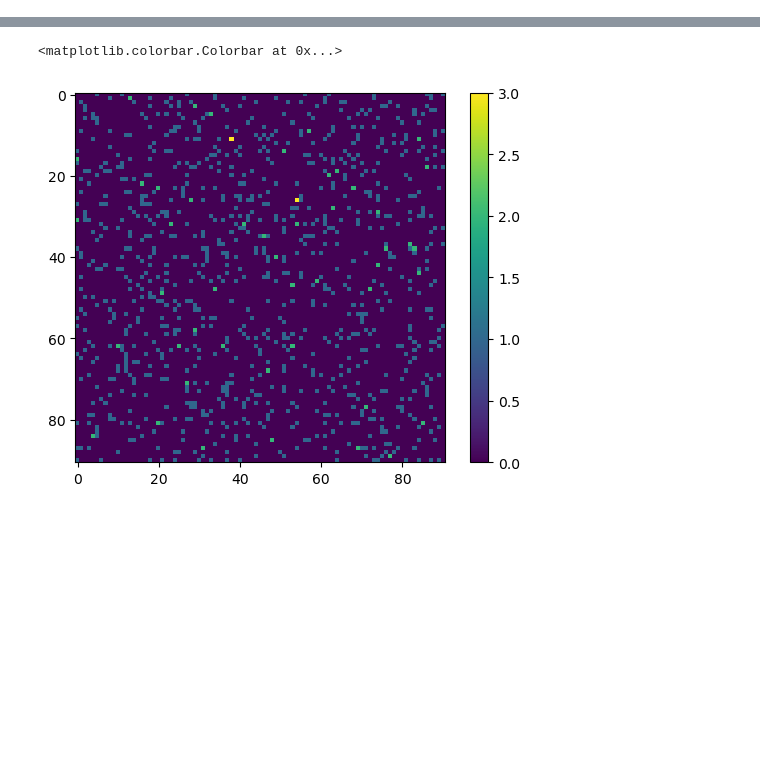
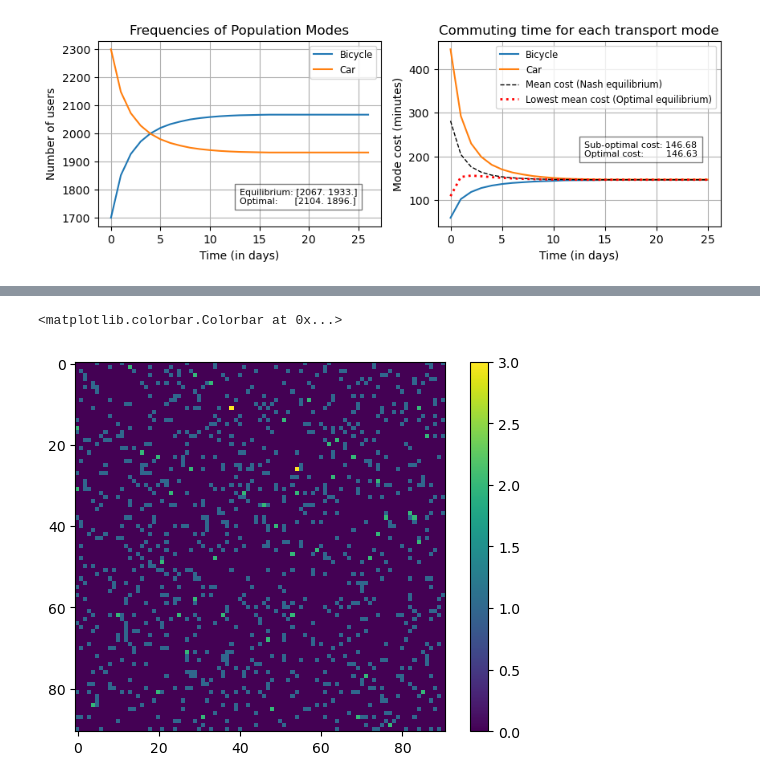
Before and after one commit to DavidAltamira/Topological-Effects-of-Urban-Network-into-Commuter-Decision-Making, a Jupyter notebook: Model_D.ipynb, the cells around one changed output, grey strips where cells are left out. Saved outputs shown, nothing was run; the diff lists cells and outputs as text; code cells hidden in the pictures; blank space fills up the shorter version.

Commit message:
added the class for population game and first results with a=0.1, b=1 and a=0.15, b=4

```diff
--- a/Model_D.ipynb
+++ b/Model_D.ipynb
@@ -255,0 +285,11 @@ class Congestion:
+# %%
+radius = 25
+network = Network(radius)
+G = network.create_hexagonal_network()
+
+average_shortest_path_L = nx.average_shortest_path_length(G)
+diameter_network = nx.diameter(G)
+print("Length (diameter) of the city is", diameter_network*block_length, "km, the area is", np.round(((3*np.sqrt(3))/(2))*((radius*block_length)**2), 2), "km^2, and the number of users is", 2, ".")
+print('Average shortest path length is', average_shortest_path_L*block_length,'km.')
+print()
+print('Baseline cost in minutes (path-independent):\t', [average_shortest_path_L*t_block_bike, average_shortest_path_L*t_block_car])
@@ -255,0 +301,8 @@ class Congestion:
+# %%
+OD_relation = prob_distr_OD_relation(G, False)
+
+n_users = {'bikes':1700, 'cars':2300}
+N = sum(n_users.values())
+
+bike_edges_paths, OD_bike = CityTrafficSimulation(n_users['bikes'], G).generate_paths(OD_relation)
+car_edges_paths, OD_car = CityTrafficSimulation(n_users['cars'], G).generate_paths(OD_relation)
@@ -255,0 +405,26 @@ class Congestion:
+# %%
+# alpha=0.1, beta=1
+
+fig, ax = plt.subplots(1, 2, figsize=(10, 3))
+#fig.suptitle('Random paths generation in triangular grid')
+ax[0].plot(dynamics_vector)
+ax[0].set_xlabel("Time (in days)")
+ax[0].set_ylabel("Number of users")
+ax[0].set_title("Frequencies of Population Modes")
+ax[0].legend(['Bicycle', 'Car'], loc='best', fontsize='small')
+ax[0].text(13, 1750, f'Equilibrium: {np.round(dynamics_vector[-1], 0)}\nOptimal:      {np.round(optimal_point, 0)}', fontsize = 8, bbox = dict(facecolor = 'white', alpha = 0.5))
+ax[0].grid()
+ax[1].plot([i*24*60 for i in C_vec_0])
+ax[1].plot([i*24*60 for i in mu_vec_0], color='black', linestyle='dashed', linewidth=1)
+ax[1].plot([i*24*60 for i in mu_vec_optimal_0], color='red', linestyle='dotted', linewidth=2)
+ax[1].set_xlabel("Time (in days)")
+ax[1].set_ylabel("Mode cost (minutes)")
+ax[1].set_title("Commuting time for each transport mode")
+ax[1].legend(['Bicycle', 'Car', 'Mean cost (Nash equilibrium)', 'Lowest mean cost (Optimal equilibrium)'], loc='best', fontsize='small')
+#ax[1].set_ylim(10, 25)
+ax[1].text(13, 200, f'Sub-optimal cost: {np.round(mu_vec_0[-1]*24*60, 2)}\nOptimal cost:        {np.round(mu_vec_optimal_0[-1]*24*60, 2)}', fontsize = 8, bbox = dict(facecolor = 'white', alpha = 0.5))
+ax[1].grid()
+
+#plt.savefig('dynamics_triangularGrid_random_3000user.png')
+# %% [output]
+[figure, added]
```
Also changed, not shown: parts of 15 cells of this notebook.
